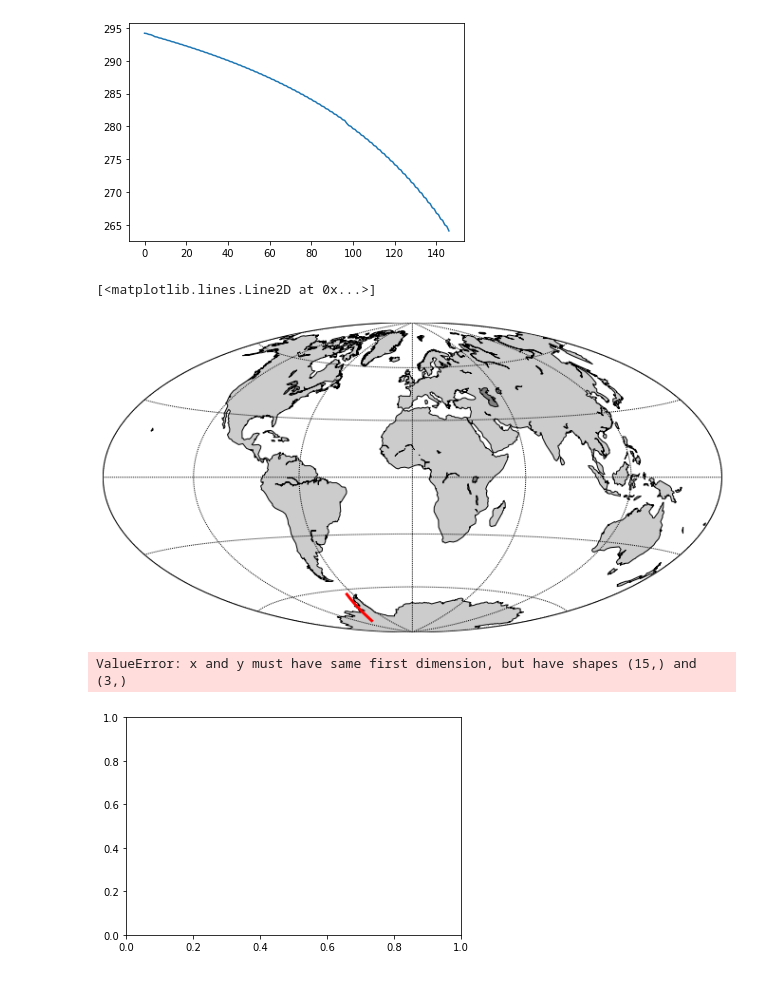
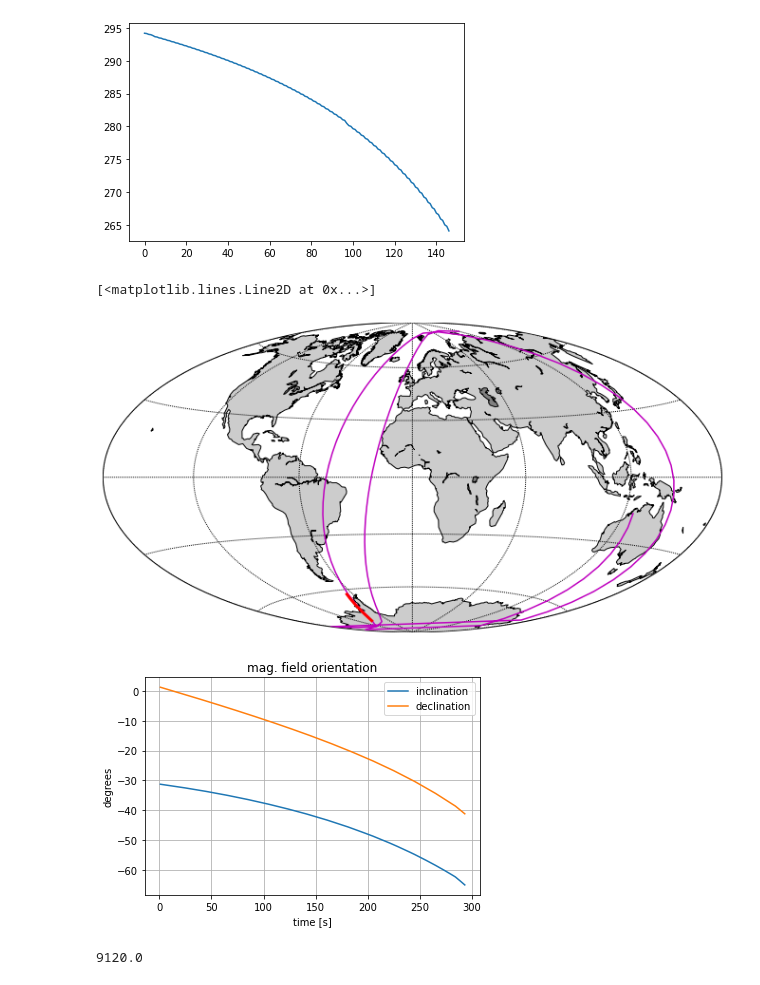
Before and after one commit to limu007/cube, a Jupyter notebook: Attitude_computed.ipynb, the cells around one changed output. Saved outputs shown, nothing was run; the diff lists cells and outputs as text; code cells hidden in the pictures.

```diff
--- a/Attitude_computed.ipynb
+++ b/Attitude_computed.ipynb
@@ -287,20 +310,34 @@ m.drawparallels(np.arange(-90.,120.,30.))
 m.drawmeridians(np.arange(0.,420.,60.))
 
 ok=m.fillcontinents(color='0.8',lake_color='0.5')
+x,y=m(rep[0],rep[1])
+m.plot(x,y,'-m')
 x,y=m(path[:,0],path[:,1])
 m.plot(x,y,'r',linewidth=3)
 # %% [output]
 [<matplotlib.lines.Line2D at 0x...>]
-[figure, old version]
+[figure, new version]
 # %%
-mag_altaz=mag_calc
-pl.plot(dt2[::10],mag_altaz[0],label="inclination")
-pl.plot(dt2[::10],mag_altaz[1],label="declination")
+def cart2ang(ex,ey,ez):
+    ra=np.arctan2(ey,ex)
+    fract=lambda a,b:a-(a/b).astype(int)*b
+    ra2=np.rad2deg(ra)
+    ra2=fract(ra2+360,360)-360
+    er=np.sqrt(ex**2+ey**2)
+    dec=np.arctan2(ez,er)
+    return ra2,np.rad2deg(dec)
+
+mag_altaz=cart2ang(*mag_calc.T)
+pl.plot(dt2,mag_altaz[0],label="inclination")
+pl.plot(dt2,mag_altaz[1],label="declination")
 pl.legend()
 pl.ylabel("degrees")
 pl.xlabel("time [s]")
 pl.title("mag. field orientation")
 pl.grid()
 # %% [output]
-ValueError: x and y must have same first dimension, but have shapes (15,) and (3,)
-[figure, old version]
+[figure, new version]
+# %%
+(t0+8/24./60).to_datetime().timestamp()-stmp0
+# %% [output]
+9120.0
```
Also changed, not shown: parts of 7 cells of this notebook, 3 other files.
